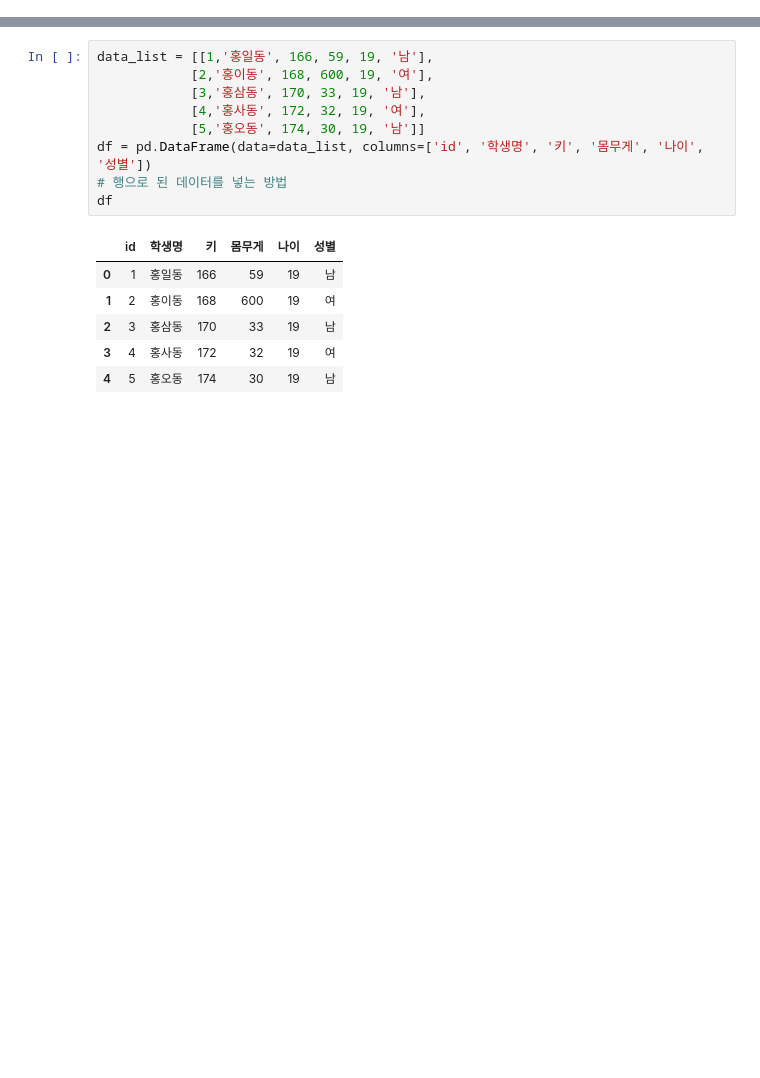
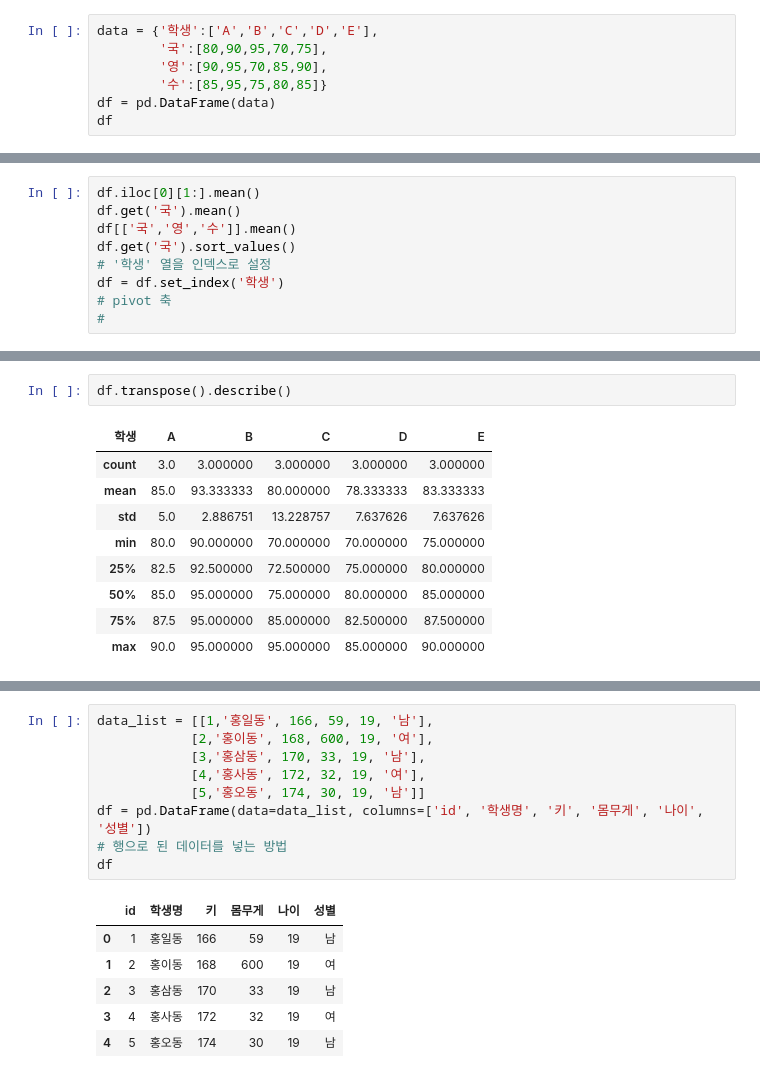
Before and after one commit to business-sixtick/exercise, a Jupyter notebook: data_analysis/pandas_ex.ipynb, the cells around one changed output, grey strips where cells are left out. Saved outputs shown, nothing was run; the diff lists cells and outputs as text; blank space fills up the shorter version.

```diff
--- a/data_analysis/pandas_ex.ipynb
+++ b/data_analysis/pandas_ex.ipynb
@@ -17,0 +121,7 @@ df.drop('키', axis=1) # df.drop(1)
+# %%
+data = {'학생':['A','B','C','D','E'],
+        '국':[80,90,95,70,75],
+        '영':[90,95,70,85,90],
+        '수':[85,95,75,80,85]}
+df = pd.DataFrame(data)
+df
@@ -17,0 +135,9 @@ df.drop('키', axis=1) # df.drop(1)
+# %%
+df.iloc[0][1:].mean()
+df.get('국').mean()
+df[['국','영','수']].mean()
+df.get('국').sort_values()
+# '학생' 열을 인덱스로 설정
+df = df.set_index('학생')
+# pivot 축
+#
@@ -17,0 +155,12 @@ df.drop('키', axis=1) # df.drop(1)
+# %%
+df.transpose().describe()
+# %% [output]
+| 학생 | A | B | C | D | E |
+| count | 3.0 | 3.000000 | 3.000000 | 3.000000 | 3.000000 |
+| mean | 85.0 | 93.333333 | 80.000000 | 78.333333 | 83.333333 |
+| std | 5.0 | 2.886751 | 13.228757 | 7.637626 | 7.637626 |
+| min | 80.0 | 90.000000 | 70.000000 | 70.000000 | 75.000000 |
+| 25% | 82.5 | 92.500000 | 72.500000 | 75.000000 | 80.000000 |
+| 50% | 85.0 | 95.000000 | 75.000000 | 80.000000 | 85.000000 |
+| 75% | 87.5 | 95.000000 | 85.000000 | 82.500000 | 87.500000 |
+| max | 90.0 | 95.000000 | 95.000000 | 85.000000 | 90.000000 |
```
Also changed, not shown: parts of 18 cells of this notebook, 16 other files.
